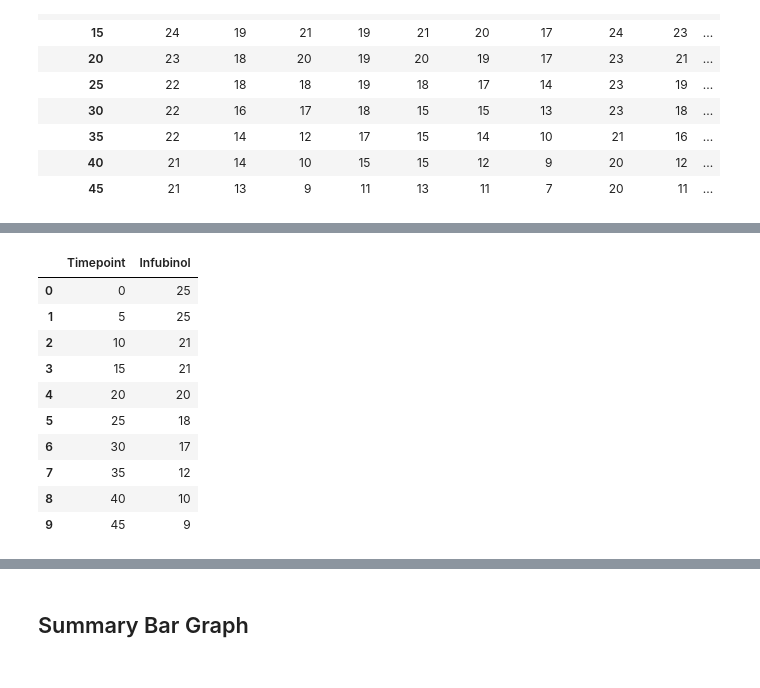
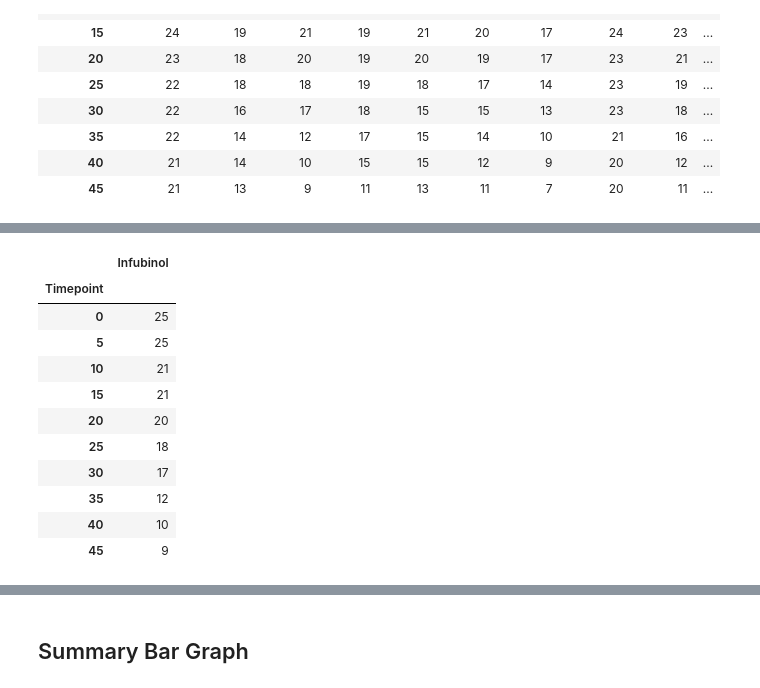
Before and after one commit to dianess/matplotlib-challenge, a Jupyter notebook: pymaceuticals_Diane.ipynb, the cells around one changed output, grey strips where cells are left out. Cells and saved outputs as stored; diff of their text form; code cells hidden in the pictures.

```diff
--- a/pymaceuticals_Diane.ipynb
+++ b/pymaceuticals_Diane.ipynb
@@ -418,17 +419,18 @@ survival_capomulin_df
 # %%
-# Create Infubinol dataframe and calculate percent survival
-survival_infubinol_df = pd.DataFrame(survival_rates, columns = ['Timepoint', 'Infubinol'])
+# Create Infubinol dataframe
+survival_infubinol_df = pd.DataFrame(reformat_mouse_count, columns = ['Infubinol'])
 survival_infubinol_df
 # %% [output]
-|  | Timepoint | Infubinol |
-| 0 | 0 | 25 |
-| 1 | 5 | 25 |
-| 2 | 10 | 21 |
-| 3 | 15 | 21 |
-| 4 | 20 | 20 |
-| 5 | 25 | 18 |
-| 6 | 30 | 17 |
-| 7 | 35 | 12 |
-| 8 | 40 | 10 |
-| 9 | 45 | 9 |
+|  | Infubinol |
+| Timepoint |  |
+| 0 | 25 |
+| 5 | 25 |
+| 10 | 21 |
+| 15 | 21 |
+| 20 | 20 |
+| 25 | 18 |
+| 30 | 17 |
+| 35 | 12 |
+| 40 | 10 |
+| 45 | 9 |
 # %%
```
Also changed, not shown: parts of 29 cells of this notebook.
